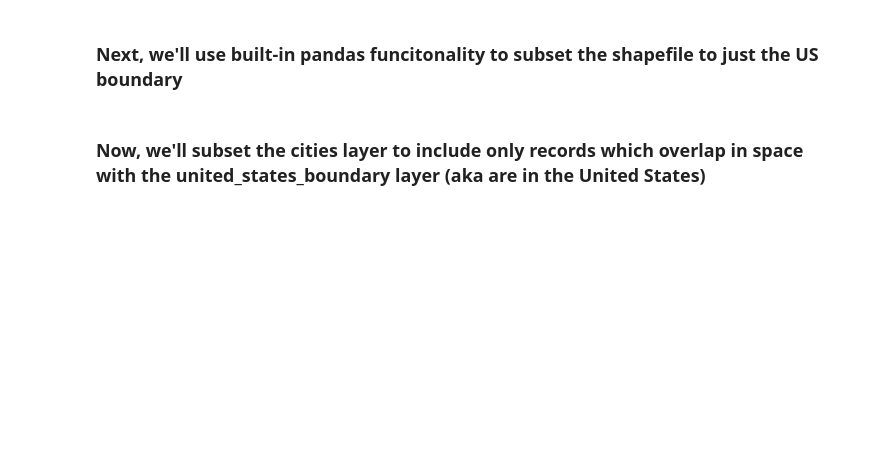
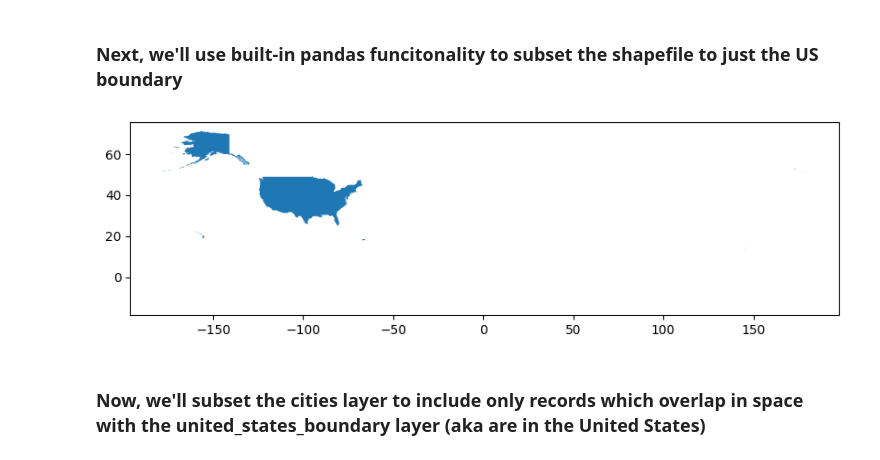
Before and after one commit to LizCarter492/EnvDatSci, a Jupyter notebook: CodeSprints/VectorData101.ipynb, the cells around one changed output. Cells and saved outputs as stored; diff of their text form; code cells hidden in the pictures; blank space fills up the shorter version.

```diff
--- a/CodeSprints/VectorData101.ipynb
+++ b/CodeSprints/VectorData101.ipynb
@@ -395,13 +400,14 @@ plt.show()
 ### Next, we'll use built-in pandas funcitonality to subset the shapefile to just the US boundary
 # %%
 # Subset the countries data to just a single country
-united_states_boundary = countries.loc[countries['SOVEREIGNT']
-                                       == 'United States of America']
+united_states_boundary = countries.loc[countries['SOVEREIGNT'] == 'United States of America']
 
 # Notice in the plot below, that only the boundary for the USA is in the new variable
 f, ax = plt.subplots(figsize=(10, 6))
 united_states_boundary.plot(ax=ax)
 plt.show()
+# %% [output]
+[figure, added]
 # %% [markdown]
 ### Now, we'll subset the cities layer to include only records which overlap in space with the united_states_boundary layer (aka are in the United States)
 # %%
```
Also changed, not shown: parts of 24 cells of this notebook.
